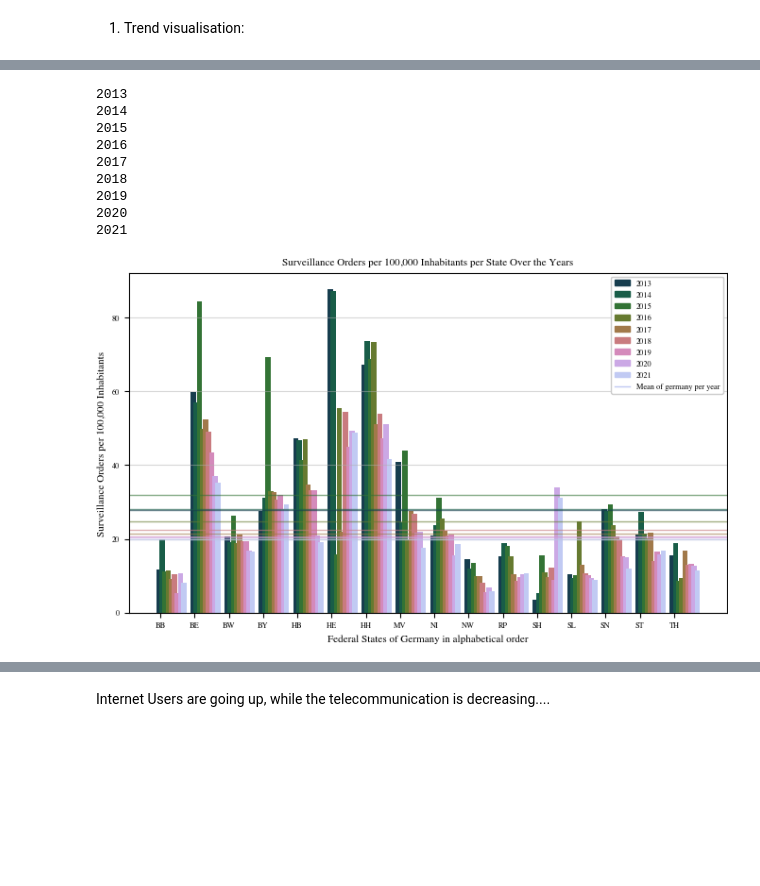
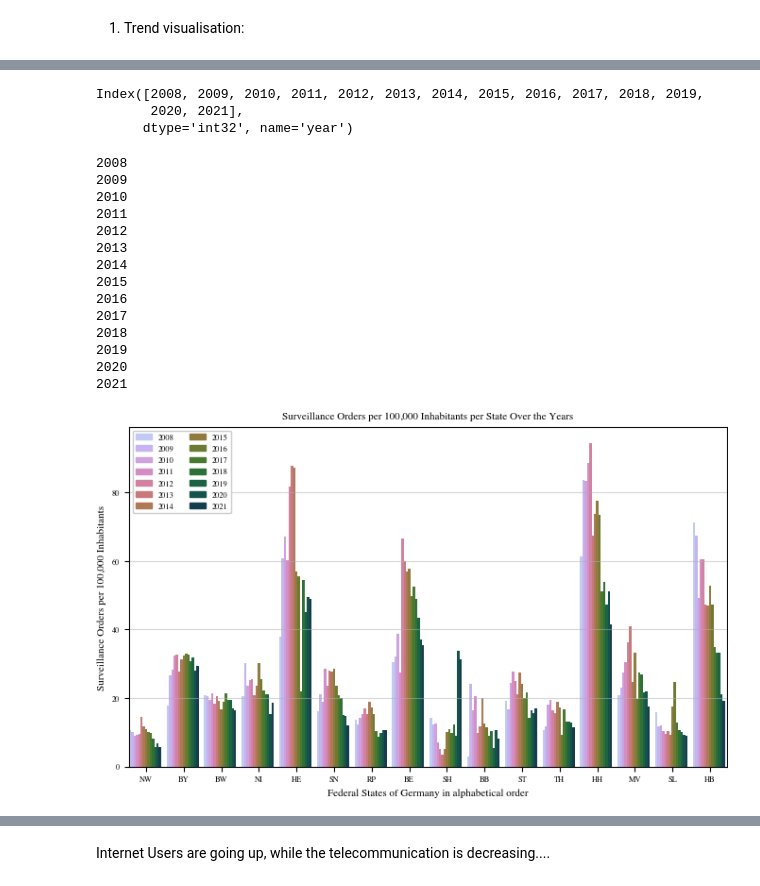
Before and after one commit to JakobUnterholzner/DataLiteracy, a Jupyter notebook: exp/exp_JU_02_RelateSurveillanceToUsers.ipynb, the cells around one changed output, grey strips where cells are left out. Drawn from its saved outputs; the diff is of its cells as text; code cells hidden in the pictures; blank space fills up the shorter version.

```diff
--- a/exp/exp_JU_02_RelateSurveillanceToUsers.ipynb
+++ b/exp/exp_JU_02_RelateSurveillanceToUsers.ipynb
@@ -201,5 +205,9 @@ merged_df
 # %%
 #divide count by population
 merged_df['count_norm'] = (merged_df['count'] / merged_df['population'] * 100_000).round(5)
+merged_df['count4.2_norm'] = (merged_df['count4.2'] / merged_df['population'] * 100_000).round(5)
+merged_df['count_sum_norm'] = (merged_df['count_sum'] / merged_df['population'] * 100_000).round(5)
+# Sort the DataFrame in place
+merged_df.sort_values(by='population', ascending=False, inplace=True)
 merged_df
 # %% [output]
@@ -218,0 +227,4 @@ merged_df
+# %%
+# Get the unique values of the 'state' column
+unique_states = merged_df['state'].unique()
+unique_states
@@ -219,5 +255,5 @@ merged_df
 # %%
 #transfrom to wide format
-merged_df_wide = merged_df.pivot(index='state', columns='year', values='count_norm')
-merged_df_wide.columns
+merged_df_wide = merged_df.pivot(index='state', columns='year', values='count_sum_norm')
+merged_df_wide
 # %% [output]
@@ -225,2 +279,8 @@ Index([2013, 2014, 2015, 2016, 2017, 2018, 2019, 2020, 2021], dtype='int32', nam
+# %%
+# Convert the index to a categorical type with the categories ordered by 'my_array'
+merged_df_wide.index = pd.Categorical(merged_df_wide.index, categories=unique_states, ordered=True)
+
+# Sort the DataFrame by the categorical index
+merged_df_wide.sort_index(inplace=True)
 # %%
 german_mean = merged_df_wide.loc['GER']
@@ -227,4 +288,10 @@ german_mean = merged_df_wide.loc['GER']
 data_yearly_transposed = merged_df_wide.drop('GER')
+# %%
+data_yearly_transposed.columns
+# %% [output]
+Index([2008, 2009, 2010, 2011, 2012, 2013, 2014, 2015, 2016, 2017, 2018, 2019,
+       2020, 2021],
+      dtype='int32', name='year')
 # %%
 import matplotlib.pyplot as plt
 import matplotlib.cm as cm
@@ -238,10 +305,11 @@ plt.rcParams.update(bundles.icml2022(column="full", nrows=1, ncols=1, usetex=Fal
 
 # Create a list of x coordinates for the bars
 x = range(len(data_yearly_transposed.index))
-bar_width = 0.1
+bar_width = 0.065
+
 
 # Create a color map
-colors = cm.cubehelix(np.linspace(0.2, 0.8, len(data_yearly_transposed.columns)))
+colors = cm.cubehelix_r(np.linspace(0.2, 0.8, len(data_yearly_transposed.columns)))
 fig, ax = plt.subplots(1,1)
 
 # Create a list to store the patches for the legend
@@ -249,39 +317,47 @@ legend_patches = []
 
 # Create a bar plot for each column
 for i, (year, color) in enumerate(zip(data_yearly_transposed.columns, colors)):
-    ax.bar([xi*(1+bar_width) + i*bar_width for xi in x], data_yearly_transposed[year], width=0.17, label=year, color=color)
+    ax.bar([xi*(1+bar_width) + i*bar_width for xi in x], data_yearly_transposed[year], width=bar_width, label=year, color=color)
 
     # Draw a horizontal line at the mean value
     print(year)
-    ax.axhline(german_mean[year], color=color, linestyle='solid',alpha=0.6, linewidth=1,)
+    #ax.axhline(german_mean[year], color=color, linestyle='solid',alpha=0.6, linewidth=1,)
 
     # Create a patch for the legend
     legend_patches.append(Patch(color=color, label=year))
 
 # Add a line to the legend for the mean
-legend_patches.append(Line2D([0], [0], color=color, lw=1, linestyle='-', label='Mean of germany per year'))
+#legend_patches.append(Line2D([0], [0], color=color, lw=1, linestyle='-', label='Mean of germany per year'))
 
 # Set the labels of the x-axis, y-axis and title
-ax.set_xlabel('Federal States of Germany in alphabetical order')
-ax.set_ylabel('Surveillance Orders per 100,000 Inhabitants')
-ax.set_title('Surveillance Orders per 100,000 Inhabitants per State Over the Years')
+ax.set_xlabel('Federal States of Germany (sorted by population)')
+ax.set_ylabel('Surv. Orders per 100.000 Inhabitants')
+ax.set_title('Surveillance Orders per 100.000 Inhabitants per State over the years')
 
 # Set the x-ticks to be the states and rotate them
-plt.xticks([xi*(1+bar_width) + 0.5*bar_width for xi in x], data_yearly_transposed.index, rotation=0)
+# Set the x-ticks to be the states and rotate them
+plt.xticks([xi*(1+bar_width) + 0.5*len(data_yearly_transposed.columns)*bar_width for xi in x], data_yearly_transposed.index, rotation=0)
 ax.grid(which="major", axis="y", alpha=0.5)
+# Set the x-axis limits
+ax.set_xlim(x[0]*(1+bar_width) - 0.5*bar_width, x[-1]*(1+bar_width) + (len(data_yearly_transposed.columns)+0.5)*bar_width)
 
 # Display the legend
-ax.legend(handles=legend_patches, loc="upper right", framealpha=1, facecolor="white")
+ax.legend(handles=legend_patches, loc="upper left", framealpha=1, facecolor="white", ncol=2)
 plt.savefig('../doc/fig/trend.pdf')
 plt.show()
 # %% [output]
+2008
+2009
+2010
+2011
+2012
 2013
 2014
 2015
 2016
 2017
 2018
 2019
 2020
 2021
-[figure, old version]
+[figure, new version]
```
Also changed, not shown: parts of 27 cells of this notebook.
